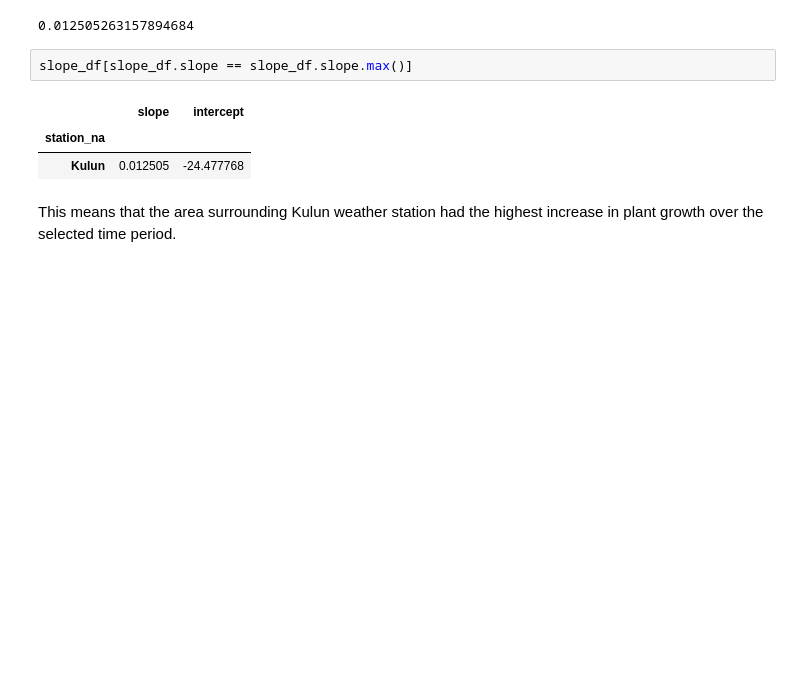
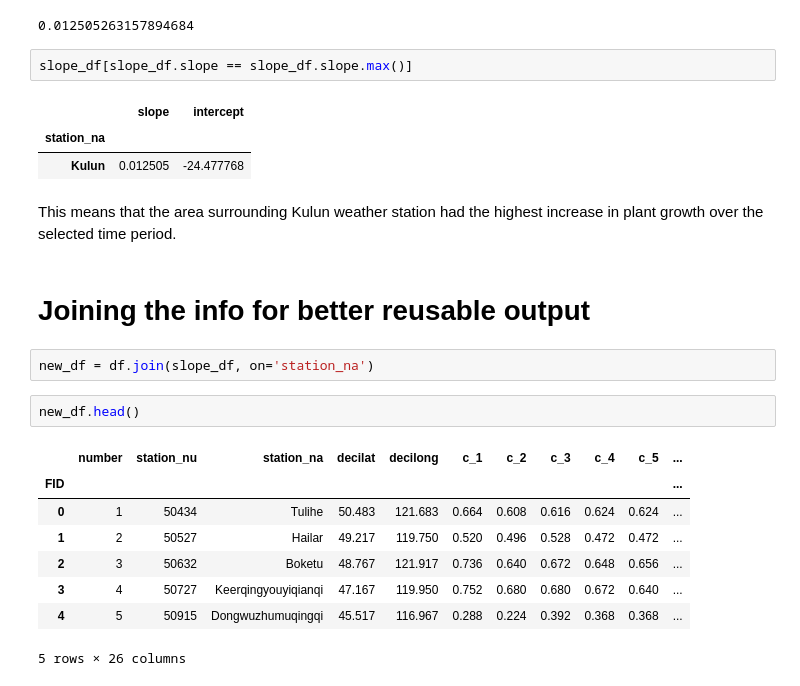
Before and after one commit to martin-martin/NDVI-trends-china, a Jupyter notebook: time_series_stats.ipynb, the cells around one changed output. Saved outputs shown, nothing was run; the diff lists cells and outputs as text; blank space fills up the shorter version.

```diff
--- a/time_series_stats.ipynb
+++ b/time_series_stats.ipynb
@@ -422,3 +454,18 @@ slope_df[slope_df.slope == slope_df.slope.max()]
 | Kulun | 0.012505 | -24.477768 |
 # %% [markdown]
 This means that the area surrounding Kulun weather station had the highest increase in plant growth over the selected time period.
+# %% [markdown]
+# Joining the info for better reusable output
+# %%
+new_df = df.join(slope_df, on='station_na')
+# %%
+new_df.head()
+# %% [output]
+|  | number | station_nu | station_na | decilat | decilong | c_1 | c_2 | c_3 | c_4 | c_5 | ... |
+| FID |  |  |  |  |  |  |  |  |  |  | ... |
+| 0 | 1 | 50434 | Tulihe | 50.483 | 121.683 | 0.664 | 0.608 | 0.616 | 0.624 | 0.624 | ... |
+| 1 | 2 | 50527 | Hailar | 49.217 | 119.750 | 0.520 | 0.496 | 0.528 | 0.472 | 0.472 | ... |
+| 2 | 3 | 50632 | Boketu | 48.767 | 121.917 | 0.736 | 0.640 | 0.672 | 0.648 | 0.656 | ... |
+| 3 | 4 | 50727 | Keerqingyouyiqianqi | 47.167 | 119.950 | 0.752 | 0.680 | 0.680 | 0.672 | 0.640 | ... |
+| 4 | 5 | 50915 | Dongwuzhumuqingqi | 45.517 | 116.967 | 0.288 | 0.224 | 0.392 | 0.368 | 0.368 | ... |
+5 rows × 26 columns
```
Also changed, not shown: parts of 12 cells of this notebook, 29 other files.
